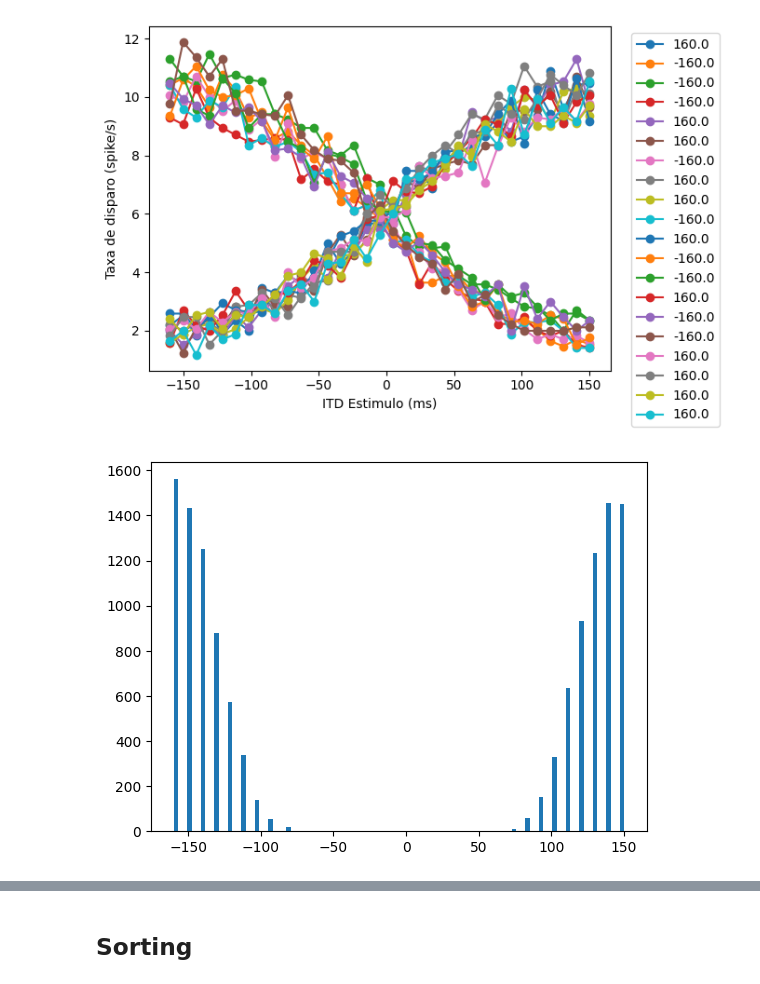
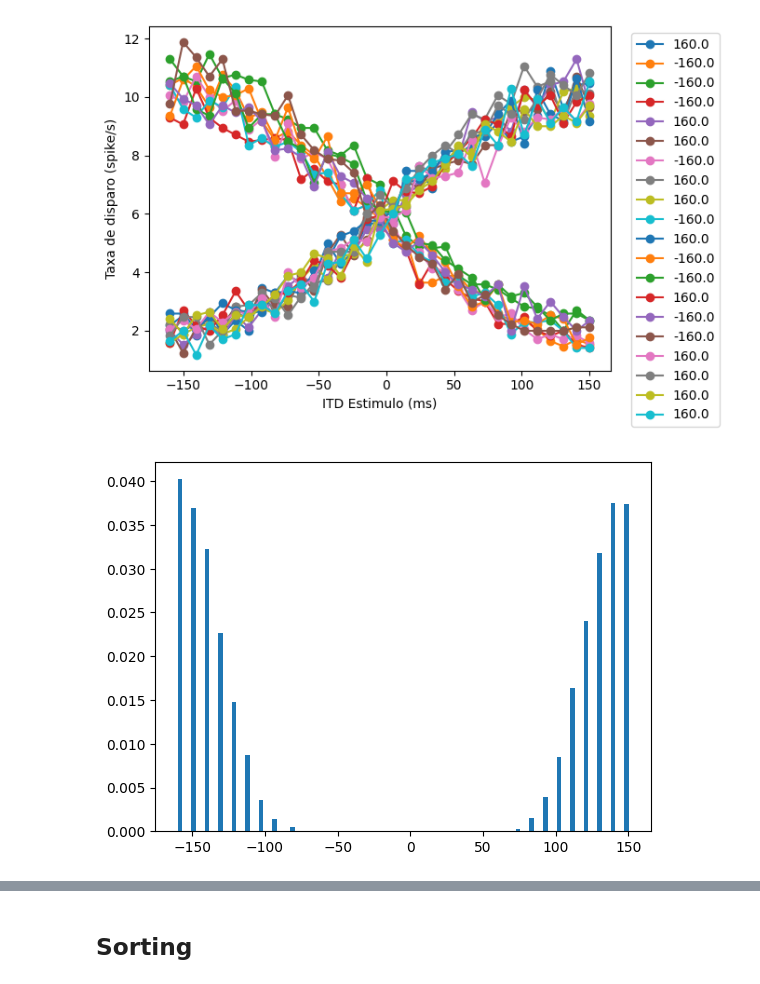
Before and after one commit to laviniamitiko/LASCON2024, a Jupyter notebook: Project/Spike-Train-Analysis.ipynb, the cells around one changed output, grey strips where cells are left out. Saved outputs shown, nothing was run; the diff lists cells and outputs as text; code cells hidden in the pictures.

```diff
--- a/Project/Spike-Train-Analysis.ipynb
+++ b/Project/Spike-Train-Analysis.ipynb
@@ -144,6 +141,6 @@ for n in range(N):
     poo = list(tc_mean[:,n]).index(max(tc_mean[:,n]))
     po_output.append(np.mean(stim_range[poo]))
 # %%
-plt.hist(np.array(po_output), bins = 100);
+plt.hist(np.array(po_output), bins = 100, density=True);
 # %% [output]
-[figure, old version]
+[figure, new version]
```
Also changed, not shown: parts of 31 cells of this notebook, 1 other file.
